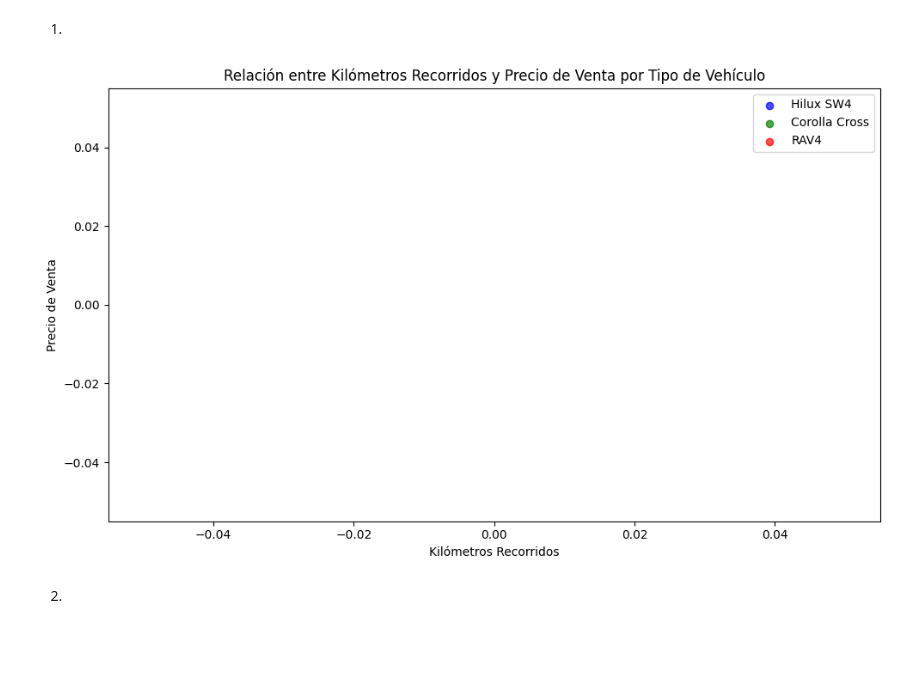
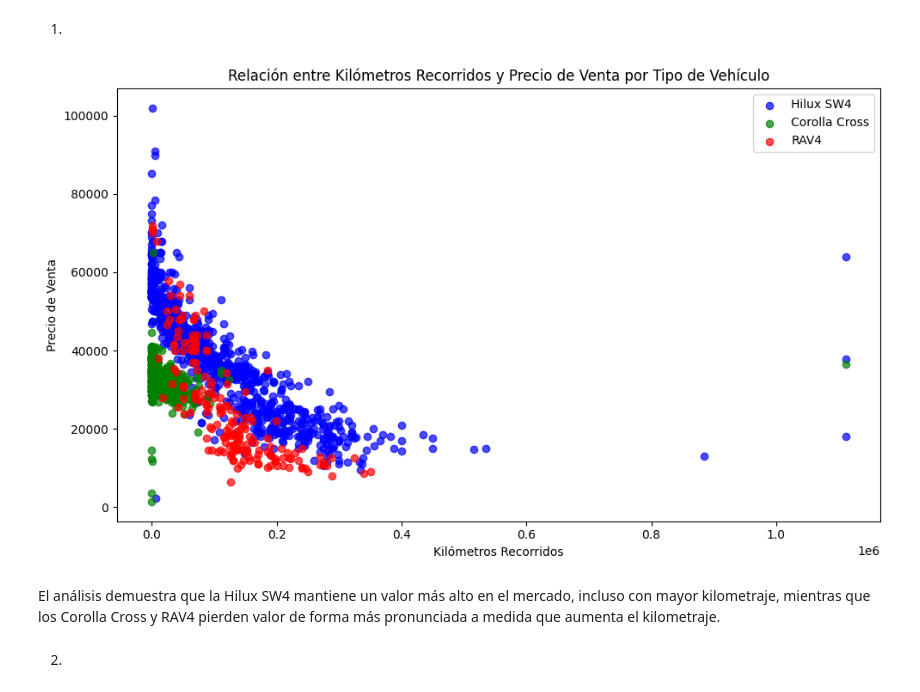
Before and after one commit to toiaalynch/machineLearningTP1, a Jupyter notebook: notebook/Entrega.ipynb, the cells around one changed output. Saved outputs shown, nothing was run; the diff lists cells and outputs as text; code cells hidden in the pictures; blank space fills up the shorter version.

```diff
--- a/notebook/Entrega.ipynb
+++ b/notebook/Entrega.ipynb
@@ -287,36 +287,39 @@ B
 # %%
 import matplotlib.pyplot as plt
 import numpy as np
 
 def plot_price_vs_kilometers(data):
-    # Extract relevant columns
-    kilometers_col = data[:, 14].astype(float)  # Kilometers column (index 14)
-    price_col = data[:, 18].astype(float)       # Price column (index 18)
-    vehicle_type_col = data[:, 0]               # Vehicle type column (index 0)
+    # Asignar las columnas relevantes
+    kilometers_col = data[:, 14].astype(float)  # Columna de Kilómetros Recorridos
+    price_col = data[:, 18].astype(float)       # Columna del Precio
+    vehicle_type_cols = data[:, 1:4]            # Columnas del Tipo de Vehículo (Hilux SW4, Corolla Cross, RAV4)
 
-    # Masks for vehicle types
-    hilux_mask = vehicle_type_col == 'Hilux SW4'
-    corolla_mask = vehicle_type_col == 'Corolla Cross'
-    rav4_mask = vehicle_type_col == 'RAV4'
+    # Máscaras para los tipos de vehículos (basado en one-hot encoding)
+    hilux_mask = vehicle_type_cols[:, 0] == 1  # Hilux SW4
+    corolla_mask = vehicle_type_cols[:, 1] == 1  # Corolla Cross
+    rav4_mask = vehicle_type_cols[:, 2] == 1  # RAV4
 
+    # Crear el gráfico de dispersión
     plt.figure(figsize=(10, 6))
 
-    # Plot price vs kilometers for each vehicle type
+    # Dibujar los datos de cada tipo de vehículo
     plt.scatter(kilometers_col[hilux_mask], price_col[hilux_mask], label='Hilux SW4', color='blue', alpha=0.7)
     plt.scatter(kilometers_col[corolla_mask], price_col[corolla_mask], label='Corolla Cross', color='green', alpha=0.7)
     plt.scatter(kilometers_col[rav4_mask], price_col[rav4_mask], label='RAV4', color='red', alpha=0.7)
 
-    # Adding labels and legend
+    # Etiquetas y leyenda
     plt.xlabel('Kilómetros Recorridos')
     plt.ylabel('Precio de Venta')
     plt.title('Relación entre Kilómetros Recorridos y Precio de Venta por Tipo de Vehículo')
     plt.legend()
     plt.tight_layout()
     plt.show()
 
-# Call the function with your preprocessed data
+# Cargar el dataset procesado y ejecutar la función
 plot_price_vs_kilometers(data)
 # %% [output]
-[figure, old version]
+[figure, new version]
+# %% [markdown]
+El análisis demuestra que la Hilux SW4 mantiene un valor más alto en el mercado, incluso con mayor kilometraje, mientras que los Corolla Cross y RAV4 pierden valor de forma más pronunciada a medida que aumenta el kilometraje.
 # %% [markdown]
 2.
```
Also changed, not shown: parts of 23 cells of this notebook, 4 other files.
